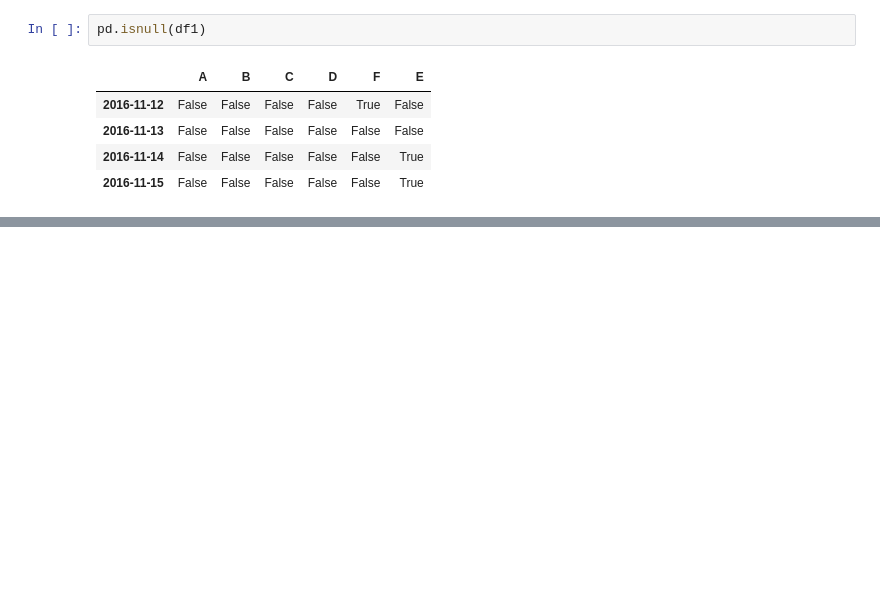
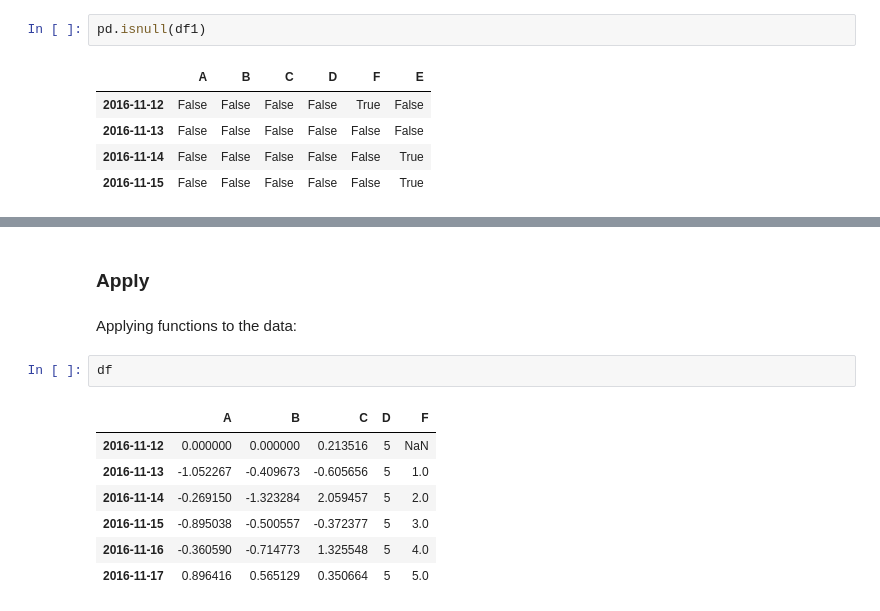
Before and after one commit to bgroveben/coursera_python_fundamentals, a Jupyter notebook: from_the_docs/ten_minutes_to_pandas.ipynb, the cells around one changed output, grey strips where cells are left out. Cells and saved outputs as stored; diff of their text form; blank space fills up the shorter version.

```diff
--- a/from_the_docs/ten_minutes_to_pandas.ipynb
+++ b/from_the_docs/ten_minutes_to_pandas.ipynb
@@ -532,0 +585,14 @@ pd.isnull(df1)
+# %% [markdown]
+### Apply
+# %% [markdown]
+Applying functions to the data:
+# %%
+df
+# %% [output]
+|  | A | B | C | D | F |
+| 2016-11-12 | 0.000000 | 0.000000 | 0.213516 | 5 | NaN |
+| 2016-11-13 | -1.052267 | -0.409673 | -0.605656 | 5 | 1.0 |
+| 2016-11-14 | -0.269150 | -1.323284 | 2.059457 | 5 | 2.0 |
+| 2016-11-15 | -0.895038 | -0.500557 | -0.372377 | 5 | 3.0 |
+| 2016-11-16 | -0.360590 | -0.714773 | 1.325548 | 5 | 4.0 |
+| 2016-11-17 | 0.896416 | 0.565129 | 0.350664 | 5 | 5.0 |
```
Also changed, not shown: parts of 61 cells of this notebook, 1 other file.
